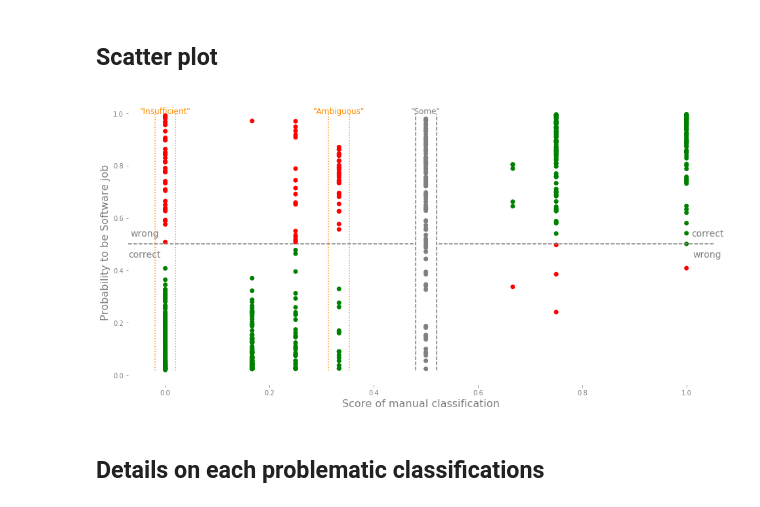
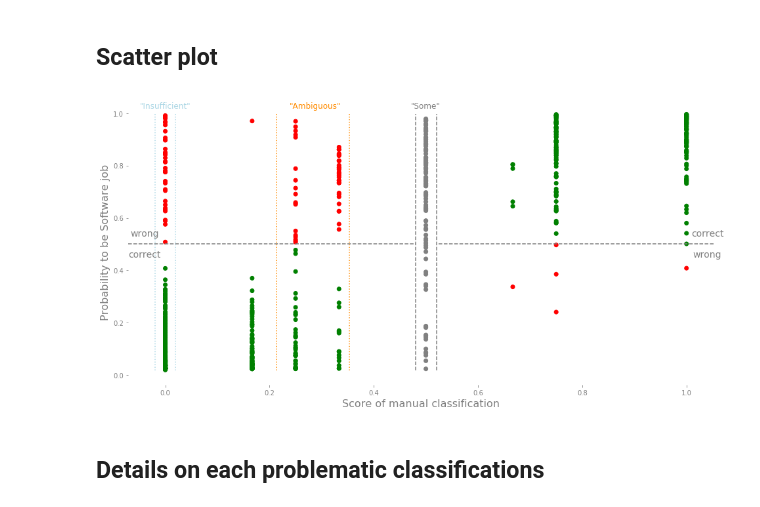
Before and after one commit to softwaresaved/jamie, a Jupyter notebook: jobAnalysis/dataPrediction/prediction_dev.ipynb, the cells around one changed output. Drawn from its saved outputs; the diff is of its cells as text; code cells hidden in the pictures.

Commit message:
Update: scatter plot

```diff
--- a/jobAnalysis/dataPrediction/prediction_dev.ipynb
+++ b/jobAnalysis/dataPrediction/prediction_dev.ipynb
@@ -235,40 +235,42 @@ col = color_right(tag_creat, pred_inv)
 
 fig, ax = plt.subplots(figsize=(16, 8))
 
 plt.axhline(y=0.5, xmax=0.49, color='grey', linestyle='--')
 plt.axvline(x=0.48, ymin=0.05, ymax=0.95, color='grey', linestyle='--')
 
 plt.axhline(y=0.5, xmin=0.53, color='grey', linestyle='--')
 plt.axvline(x=0.52,ymin=0.05, ymax=0.95, color='grey', linestyle='--')
 
-plt.axvline(x=0.31333, ymin=0.05, ymax=0.95, color='darkorange', linestyle=':')
+#plt.axvline(x=0.31333, ymin=0.05, ymax=0.95, color='darkorange', linestyle=':')
+plt.axvline(x=0.21333, ymin=0.05, ymax=0.95, color='darkorange', linestyle=':')
+
 plt.axvline(x=0.35333,ymin=0.05, ymax=0.95, color='darkorange', linestyle=':')
-plt.text(0.3333,1,'"Ambiguous"', color='darkorange', fontsize=12, horizontalalignment='center')
+plt.text(0.288,1.02,'"Ambiguous"', color='darkorange', fontsize=12, horizontalalignment='center')
 
-plt.axvline(x=0.02, ymin=0.05, ymax=0.95, color='darkorange', linestyle=':')
-plt.axvline(x=-0.02,ymin=0.05, ymax=0.95, color='darkorange', linestyle=':')
-plt.text(0.0,1,'"Insufficient"', color='darkorange', fontsize=12, horizontalalignment='center')
+plt.axvline(x=0.02, ymin=0.05, ymax=0.95, color='lightblue', linestyle=':')
+plt.axvline(x=-0.02,ymin=0.05, ymax=0.95, color='lightblue', linestyle=':')
+plt.text(0.0,1.02,'"Insufficient"', color='lightblue', fontsize=12, horizontalalignment='center')
 
 
-plt.text(0.5,1,'"Some"', color='grey', fontsize=12, horizontalalignment='center')
+plt.text(0.5,1.02,'"Some"', color='grey', fontsize=12, horizontalalignment='center')
 
 plt.text(1.04,0.53,'correct', color='grey',fontsize=14, horizontalalignment='center')
 plt.text(-0.04,0.45,'correct', color='grey',fontsize=14, horizontalalignment='center')
 plt.text(1.04,0.45,'wrong', color='grey', fontsize=14, horizontalalignment='center')
 plt.text(-0.04,0.53,'wrong', color='grey', fontsize=14, horizontalalignment='center')
 
 ax.set_ylabel('Probability to be Software job', fontsize=16, color='grey')
 ax.tick_params(axis='y', colors='grey')
 
 ax.set_xlabel('Score of manual classification', fontsize=16, color='grey')
 ax.tick_params(axis='x', colors='grey')
 
 plt.scatter(tag_creat, pred_inv, color=col)
 
 for d in ["left", "top", "bottom", "right"]:
     plt.gca().spines[d].set_visible(False)
 # %% [output]
-[figure, old version]
+[figure, new version]
 # %% [markdown]
 ## Details on each problematic classifications
 # %% [markdown]
```
